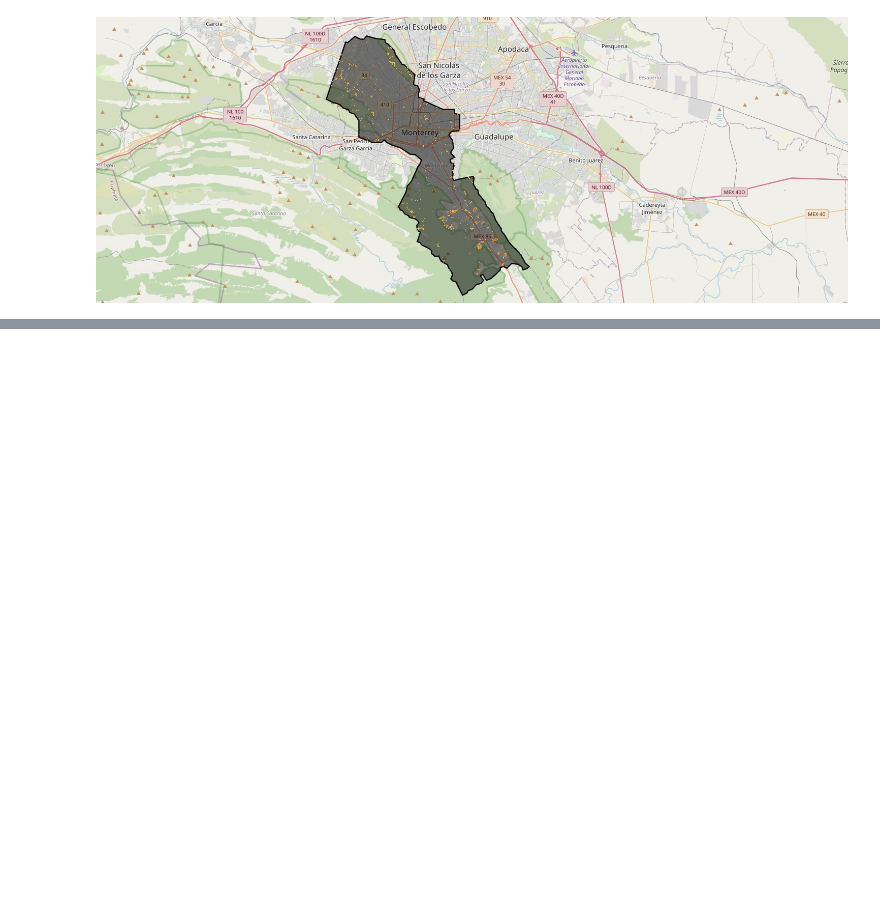
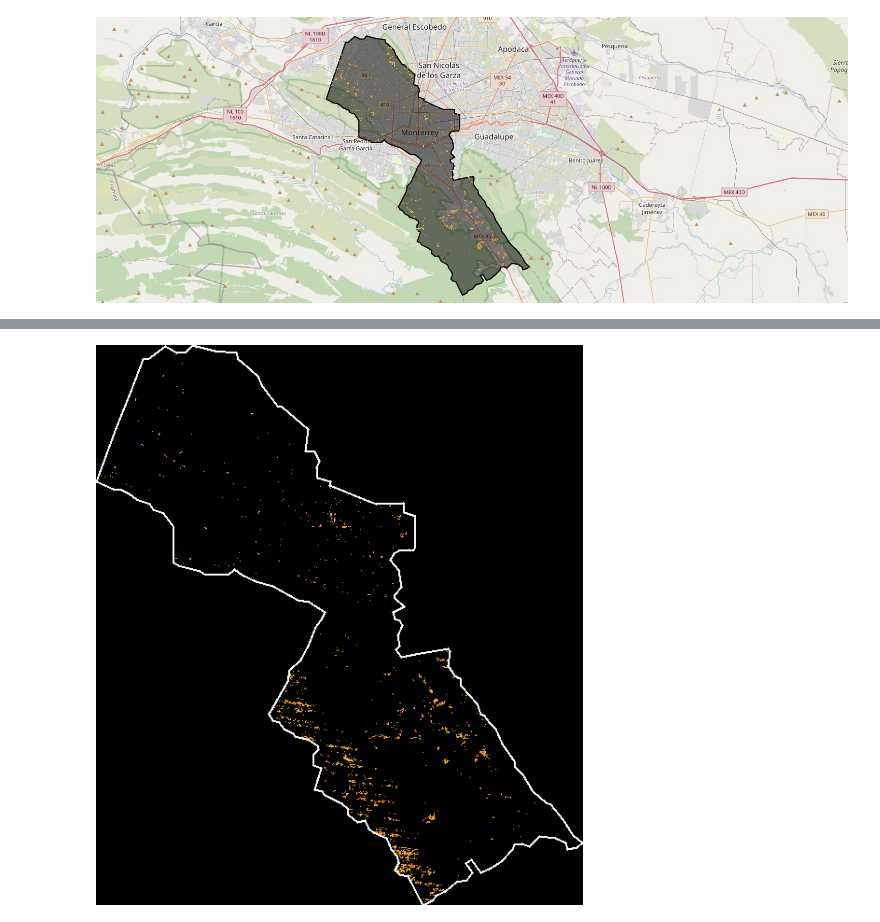
Before and after one commit to toribiodiego/SS-322-History-and-Visuality, a Jupyter notebook: final_project.ipynb, the cells around one changed output, grey strips where cells are left out. Drawn from its saved outputs; the diff is of its cells as text; code cells hidden in the pictures; blank space fills up the shorter version.

Commit message:
5-year NDBI growth GIF

```diff
--- a/final_project.ipynb
+++ b/final_project.ipynb
@@ -99,0 +161,4 @@ Image(filename='growth_map.jpeg')
+# %%
+Image(filename='5y_NDBI.gif')
+# %% [output]
+[figure, added]
```
Also changed, not shown: parts of 2 cells of this notebook.
